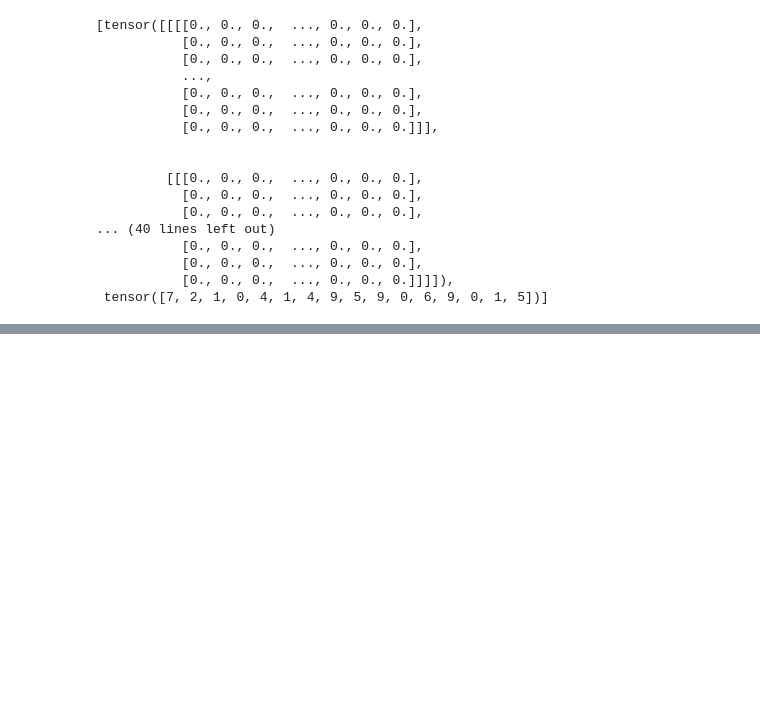
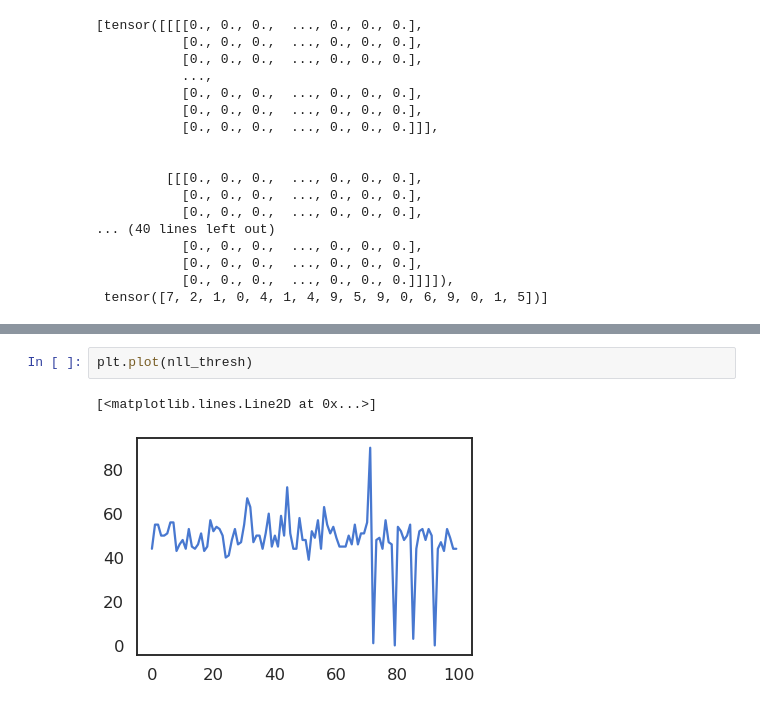
Before and after one commit to twosixlabs/csl, a Jupyter notebook: experiments/immediate_sensitivity/Adult_ImmediateSensitivity_Simple.ipynb, the cells around one changed output, grey strips where cells are left out. Drawn from its saved outputs; the diff is of its cells as text; blank space fills up the shorter version.

```diff
--- a/experiments/immediate_sensitivity/Adult_ImmediateSensitivity_Simple.ipynb
+++ b/experiments/immediate_sensitivity/Adult_ImmediateSensitivity_Simple.ipynb
@@ -582,0 +577,5 @@ Accuracy: 0.8858
+# %%
+plt.plot(nll_thresh)
+# %% [output]
+[<matplotlib.lines.Line2D at 0x...>]
+[figure, added]
```
Also changed, not shown: parts of 42 cells of this notebook, 2 other files.
